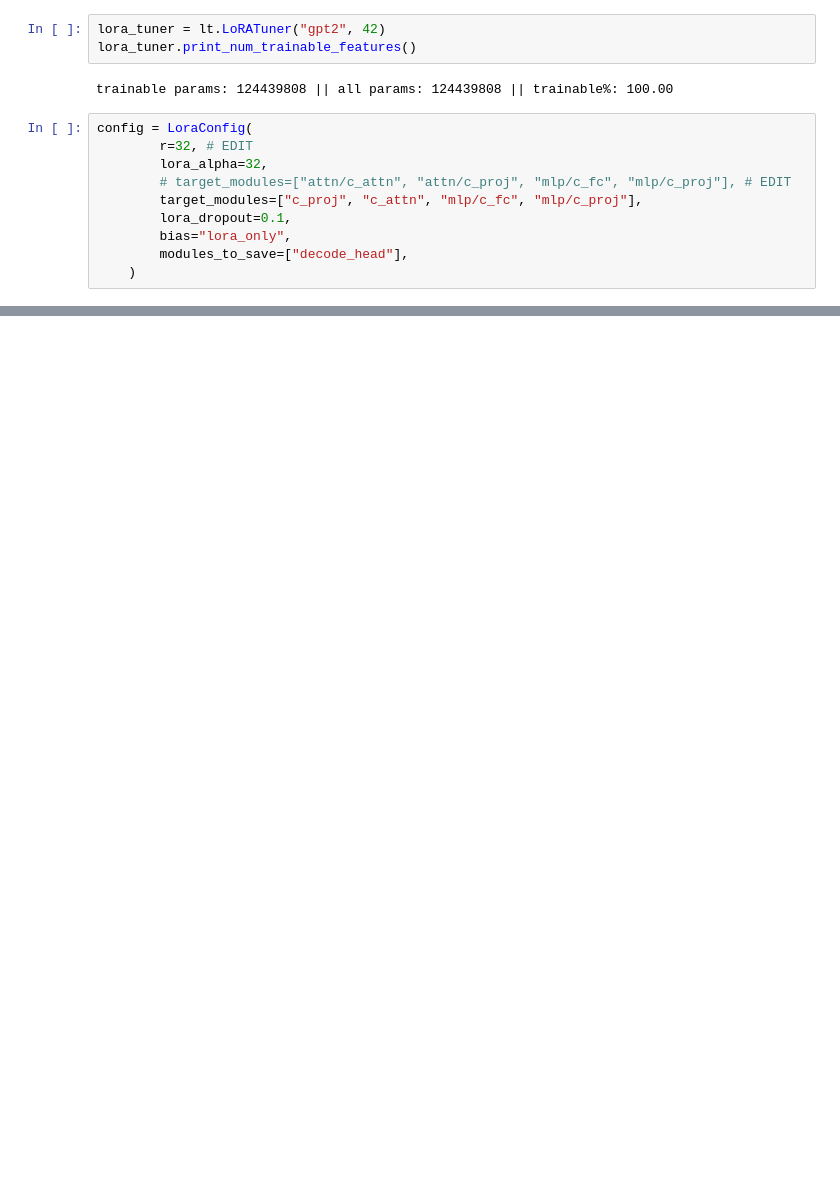
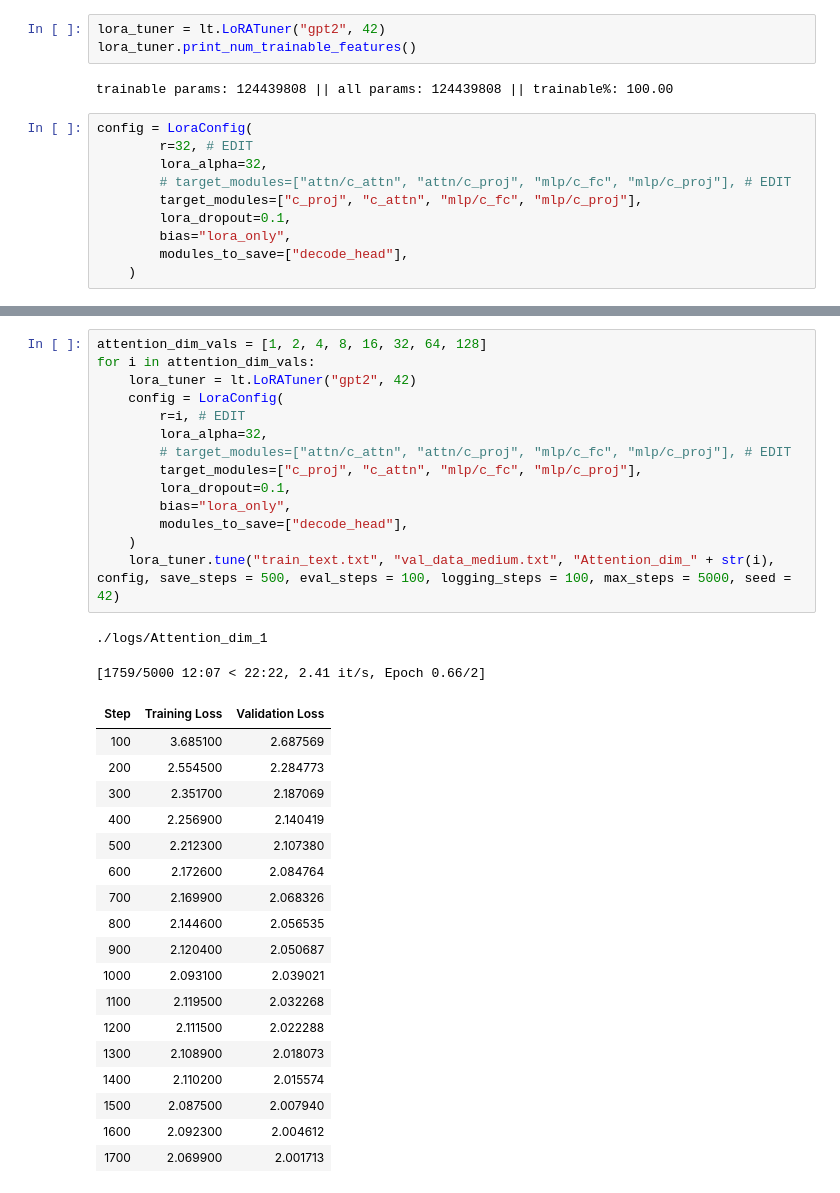
Before and after one commit to webs8328/YodaNLP, a Jupyter notebook: gpt_code/LoRA.ipynb, the cells around one changed output, grey strips where cells are left out. Saved outputs shown, nothing was run; the diff lists cells and outputs as text; blank space fills up the shorter version.

Commit message:
attention dim sweep

```diff
--- a/gpt_code/LoRA.ipynb
+++ b/gpt_code/LoRA.ipynb
@@ -82,0 +76,35 @@ plotter.plot_scalars(['train/loss'])
+# %%
+attention_dim_vals = [1, 2, 4, 8, 16, 32, 64, 128]
+for i in attention_dim_vals:
+    lora_tuner = lt.LoRATuner("gpt2", 42)
+    config = LoraConfig(
+        r=i, # EDIT
+        lora_alpha=32,
+        # target_modules=["attn/c_attn", "attn/c_proj", "mlp/c_fc", "mlp/c_proj"], # EDIT
+        target_modules=["c_proj", "c_attn", "mlp/c_fc", "mlp/c_proj"],
+        lora_dropout=0.1,
+        bias="lora_only",
+        modules_to_save=["decode_head"],
+    )
+    lora_tuner.tune("train_text.txt", "val_data_medium.txt", "Attention_dim_" + str(i), config, save_steps = 500, eval_steps = 100, logging_steps = 100, max_steps = 5000, seed = 42)
+# %% [output]
+./logs/Attention_dim_1
+[1759/5000 12:07 < 22:22, 2.41 it/s, Epoch 0.66/2]
+| Step | Training Loss | Validation Loss |
+| 100 | 3.685100 | 2.687569 |
+| 200 | 2.554500 | 2.284773 |
+| 300 | 2.351700 | 2.187069 |
+| 400 | 2.256900 | 2.140419 |
+| 500 | 2.212300 | 2.107380 |
+| 600 | 2.172600 | 2.084764 |
+| 700 | 2.169900 | 2.068326 |
+| 800 | 2.144600 | 2.056535 |
+| 900 | 2.120400 | 2.050687 |
+| 1000 | 2.093100 | 2.039021 |
+| 1100 | 2.119500 | 2.032268 |
+| 1200 | 2.111500 | 2.022288 |
+| 1300 | 2.108900 | 2.018073 |
+| 1400 | 2.110200 | 2.015574 |
+| 1500 | 2.087500 | 2.007940 |
+| 1600 | 2.092300 | 2.004612 |
+| 1700 | 2.069900 | 2.001713 |
```
Also changed, not shown: parts of 10 cells of this notebook.
